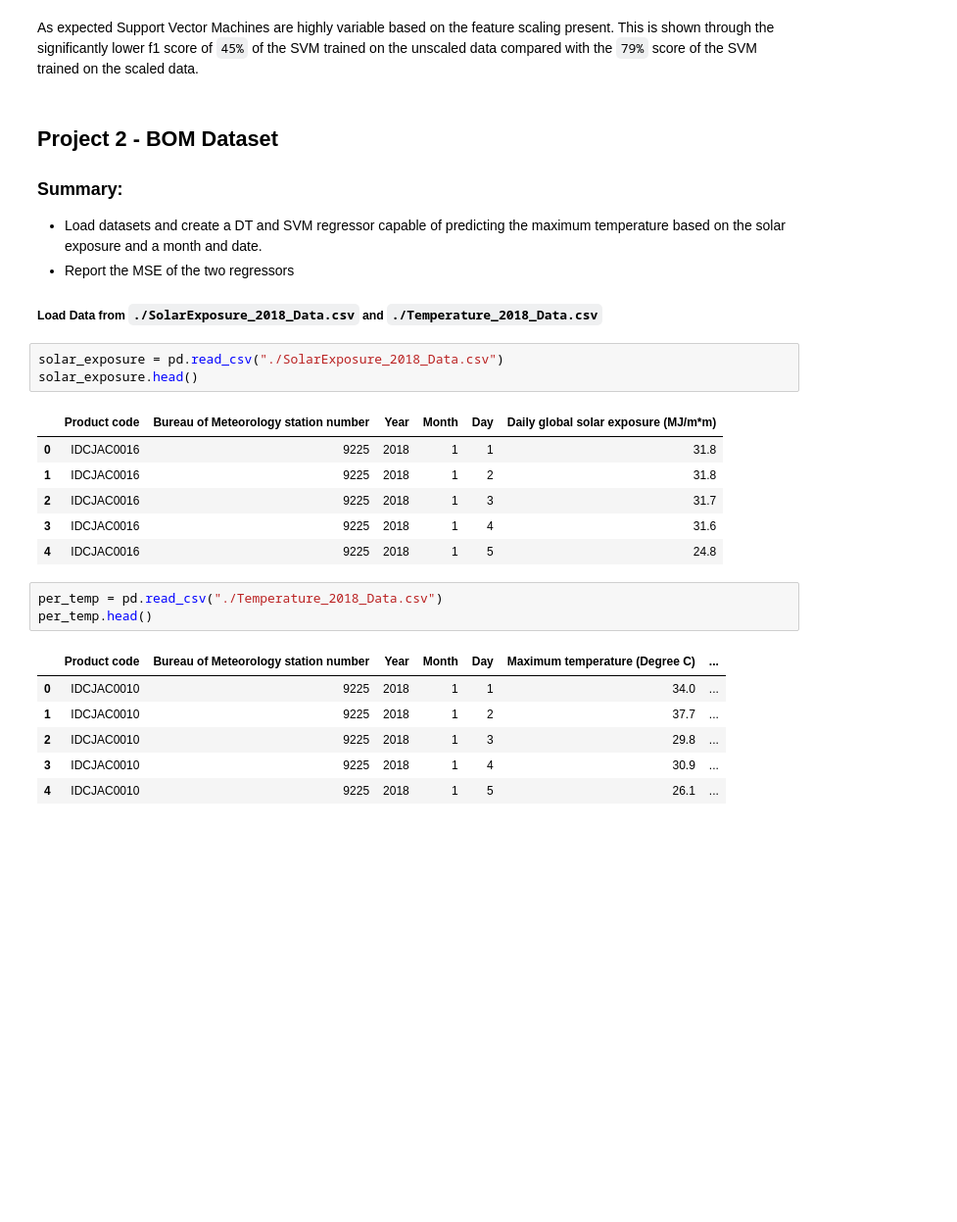
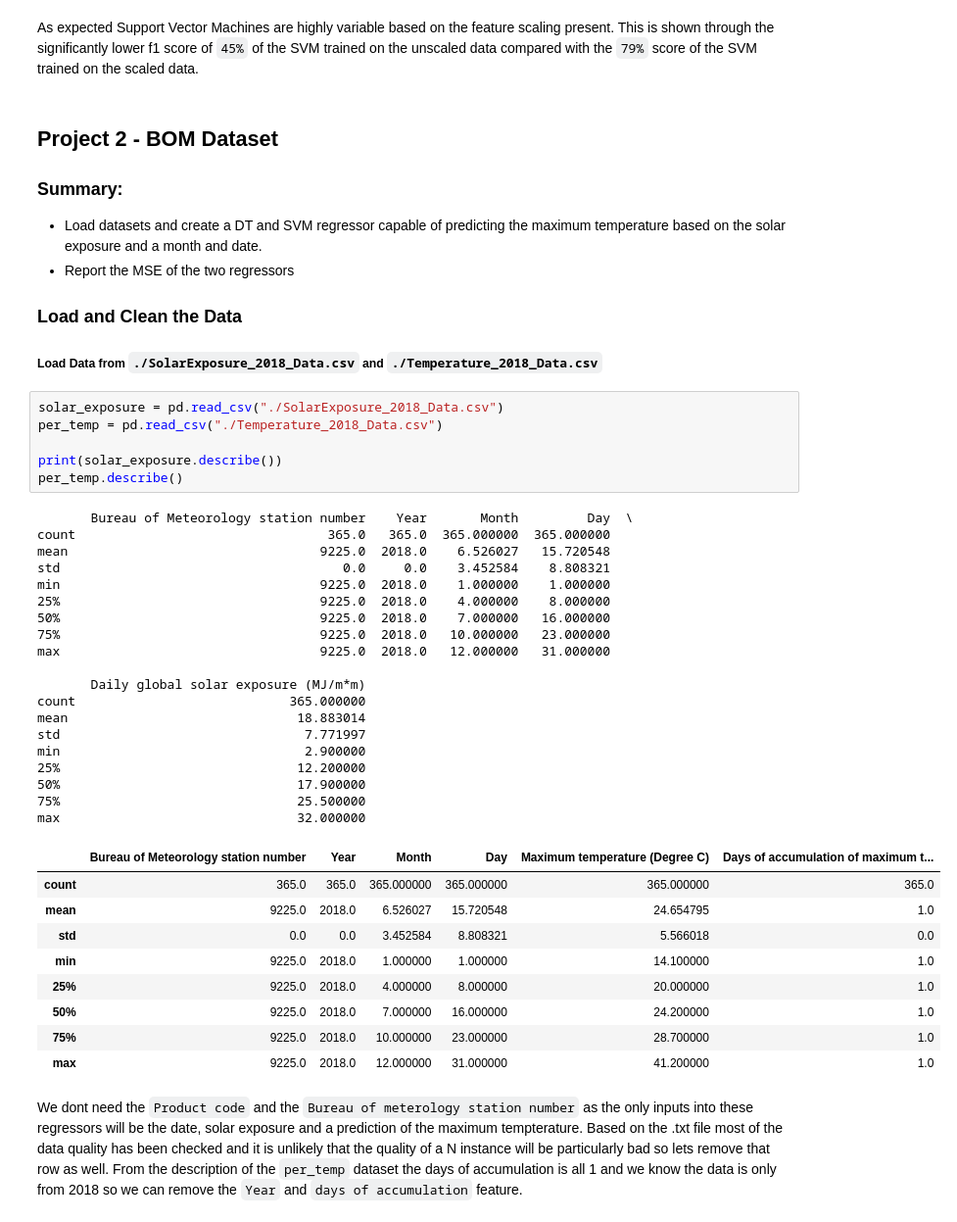
Before and after one commit to SamuelHeath/handson-ml, a Jupyter notebook: labs/lab3/lab03.ipynb, the cells around one changed output. Shown at 98% size. Drawn from its saved outputs; the diff is of its cells as text; blank space fills up the shorter version.

```diff
--- a/labs/lab3/lab03.ipynb
+++ b/labs/lab3/lab03.ipynb
@@ -172,24 +182,42 @@ As expected Support Vector Machines are highly variable based on the feature sca
 - Load datasets and create a DT and SVM regressor capable of predicting the maximum temperature based on the solar exposure and a month and date.
 - Report the MSE of the two regressors
 
+### Load and Clean the Data
 ##### Load Data from `./SolarExposure_2018_Data.csv` and `./Temperature_2018_Data.csv`
 # %%
 solar_exposure = pd.read_csv("./SolarExposure_2018_Data.csv")
-solar_exposure.head()
+per_temp = pd.read_csv("./Temperature_2018_Data.csv")
+
+print(solar_exposure.describe())
+per_temp.describe()
 # %% [output]
+       Bureau of Meteorology station number    Year       Month         Day  \
+count                                 365.0   365.0  365.000000  365.000000
+mean                                 9225.0  2018.0    6.526027   15.720548
+std                                     0.0     0.0    3.452584    8.808321
+min                                  9225.0  2018.0    1.000000    1.000000
+25%                                  9225.0  2018.0    4.000000    8.000000
+50%                                  9225.0  2018.0    7.000000   16.000000
+75%                                  9225.0  2018.0   10.000000   23.000000
+max                                  9225.0  2018.0   12.000000   31.000000
+
+       Daily global solar exposure (MJ/m*m)
+count                            365.000000
+mean                              18.883014
+std                                7.771997
+min                                2.900000
+25%                               12.200000
+50%                               17.900000
+75%                               25.500000
+max                               32.000000
-|  | Product code | Bureau of Meteorology station number | Year | Month | Day | Daily global solar exposure (MJ/m*m) |
-| 0 | IDCJAC0016 | 9225 | 2018 | 1 | 1 | 31.8 |
-| 1 | IDCJAC0016 | 9225 | 2018 | 1 | 2 | 31.8 |
-| 2 | IDCJAC0016 | 9225 | 2018 | 1 | 3 | 31.7 |
-| 3 | IDCJAC0016 | 9225 | 2018 | 1 | 4 | 31.6 |
-| 4 | IDCJAC0016 | 9225 | 2018 | 1 | 5 | 24.8 |
+|  | Bureau of Meteorology station number | Year | Month | Day | Maximum temperature (Degree C) | Days of accumulation of maximum t... |
+| count | 365.0 | 365.0 | 365.000000 | 365.000000 | 365.000000 | 365.0 |
+| mean | 9225.0 | 2018.0 | 6.526027 | 15.720548 | 24.654795 | 1.0 |
+| std | 0.0 | 0.0 | 3.452584 | 8.808321 | 5.566018 | 0.0 |
+| min | 9225.0 | 2018.0 | 1.000000 | 1.000000 | 14.100000 | 1.0 |
+| 25% | 9225.0 | 2018.0 | 4.000000 | 8.000000 | 20.000000 | 1.0 |
+| 50% | 9225.0 | 2018.0 | 7.000000 | 16.000000 | 24.200000 | 1.0 |
+| 75% | 9225.0 | 2018.0 | 10.000000 | 23.000000 | 28.700000 | 1.0 |
+| max | 9225.0 | 2018.0 | 12.000000 | 31.000000 | 41.200000 | 1.0 |
-# %%
-per_temp = pd.read_csv("./Temperature_2018_Data.csv")
-per_temp.head()
-# %% [output]
-|  | Product code | Bureau of Meteorology station number | Year | Month | Day | Maximum temperature (Degree C) | ... |
-| 0 | IDCJAC0010 | 9225 | 2018 | 1 | 1 | 34.0 | ... |
-| 1 | IDCJAC0010 | 9225 | 2018 | 1 | 2 | 37.7 | ... |
-| 2 | IDCJAC0010 | 9225 | 2018 | 1 | 3 | 29.8 | ... |
-| 3 | IDCJAC0010 | 9225 | 2018 | 1 | 4 | 30.9 | ... |
-| 4 | IDCJAC0010 | 9225 | 2018 | 1 | 5 | 26.1 | ... |
+# %% [markdown]
+We dont need the `Product code` and the `Bureau of meterology station number` as the only inputs into these regressors will be the date, solar exposure and a prediction of the maximum tempterature. Based on the .txt file most of the data quality has been checked and it is unlikely that the quality of a N instance will be particularly bad so lets remove that row as well. From the description of the `per_temp` dataset the days of accumulation is all 1 and we know the data is only from 2018 so we can remove the `Year` and `days of accumulation` feature.
```
Also changed, not shown: parts of 24 cells of this notebook.
